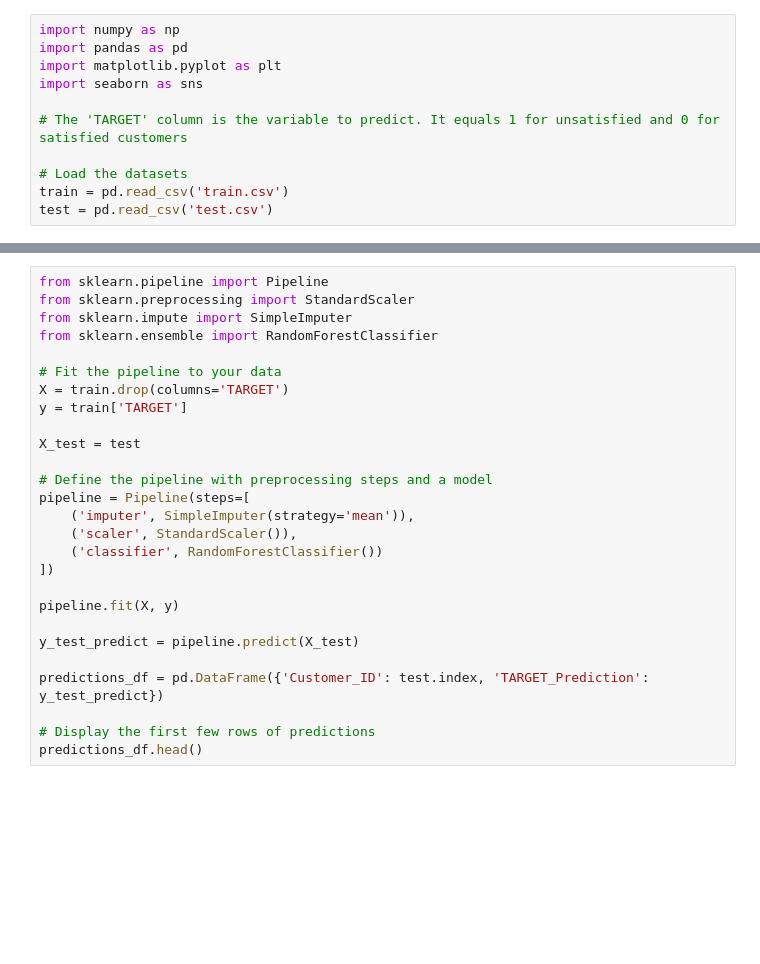
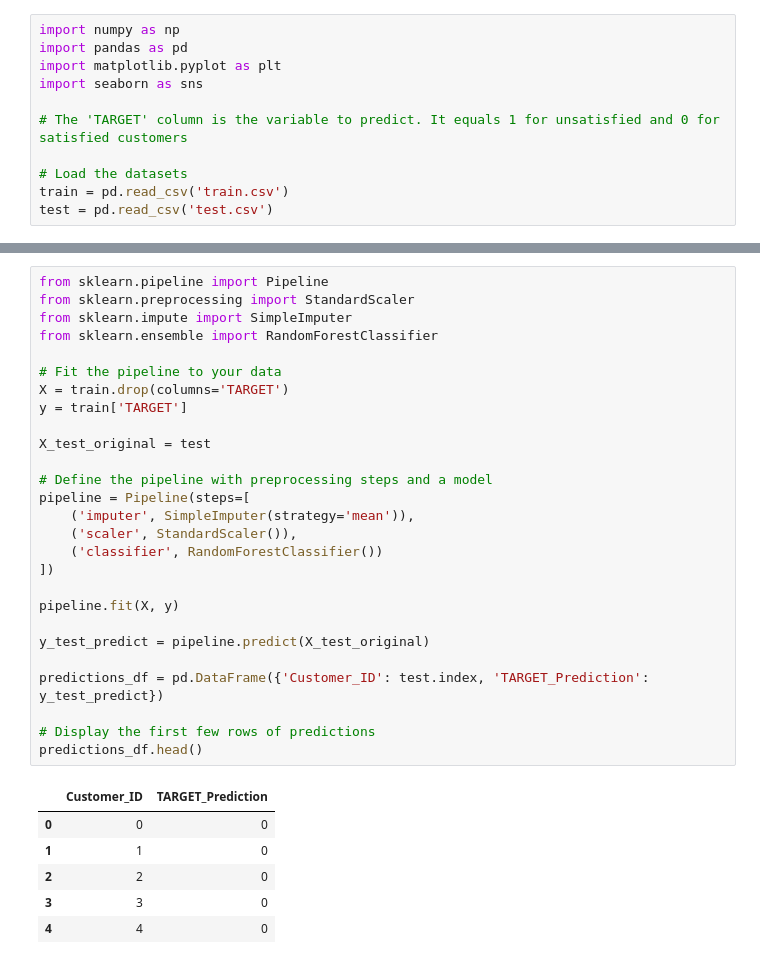
Before and after one commit to NoMoreNotions/PHYS_247_Project_1, a Jupyter notebook: Santander_Bank_Customer_Satisfaction_NB.ipynb, the cells around one changed output, grey strips where cells are left out. Drawn from its saved outputs; the diff is of its cells as text; blank space fills up the shorter version.

Commit message:
Update Santander_Bank_Customer_Satisfaction_NB.ipynb
Applied simple ML algorithm to test the data

```diff
--- a/Santander_Bank_Customer_Satisfaction_NB.ipynb
+++ b/Santander_Bank_Customer_Satisfaction_NB.ipynb
@@ -60,30 +60,37 @@ Name: count, dtype: int64
 # %%
 from sklearn.pipeline import Pipeline
 from sklearn.preprocessing import StandardScaler
 from sklearn.impute import SimpleImputer
 from sklearn.ensemble import RandomForestClassifier
 
 # Fit the pipeline to your data
 X = train.drop(columns='TARGET')
 y = train['TARGET']
 
-X_test = test
+X_test_original = test
 
 # Define the pipeline with preprocessing steps and a model
 pipeline = Pipeline(steps=[
     ('imputer', SimpleImputer(strategy='mean')),
     ('scaler', StandardScaler()),
     ('classifier', RandomForestClassifier())
 ])
 
 pipeline.fit(X, y)
 
-y_test_predict = pipeline.predict(X_test)
+y_test_predict = pipeline.predict(X_test_original)
 
 predictions_df = pd.DataFrame({'Customer_ID': test.index, 'TARGET_Prediction': y_test_predict})
 
 # Display the first few rows of predictions
 predictions_df.head()
+# %% [output]
+|  | Customer_ID | TARGET_Prediction |
+| 0 | 0 | 0 |
+| 1 | 1 | 0 |
+| 2 | 2 | 0 |
+| 3 | 3 | 0 |
+| 4 | 4 | 0 |
 # %%
 import matplotlib.pyplot as plt
 import numpy as np
```
Also changed, not shown: parts of 7 cells of this notebook.
